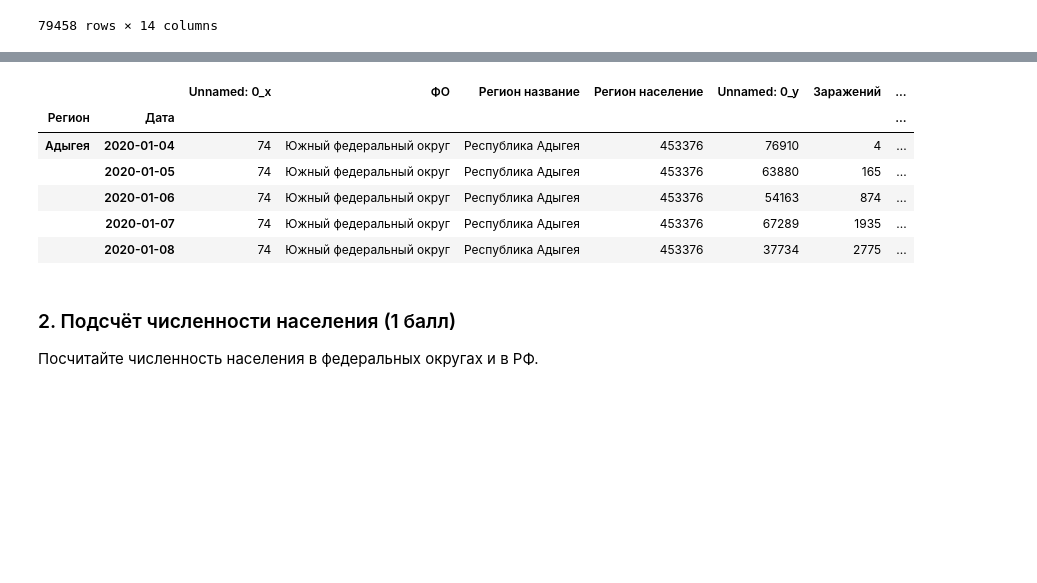
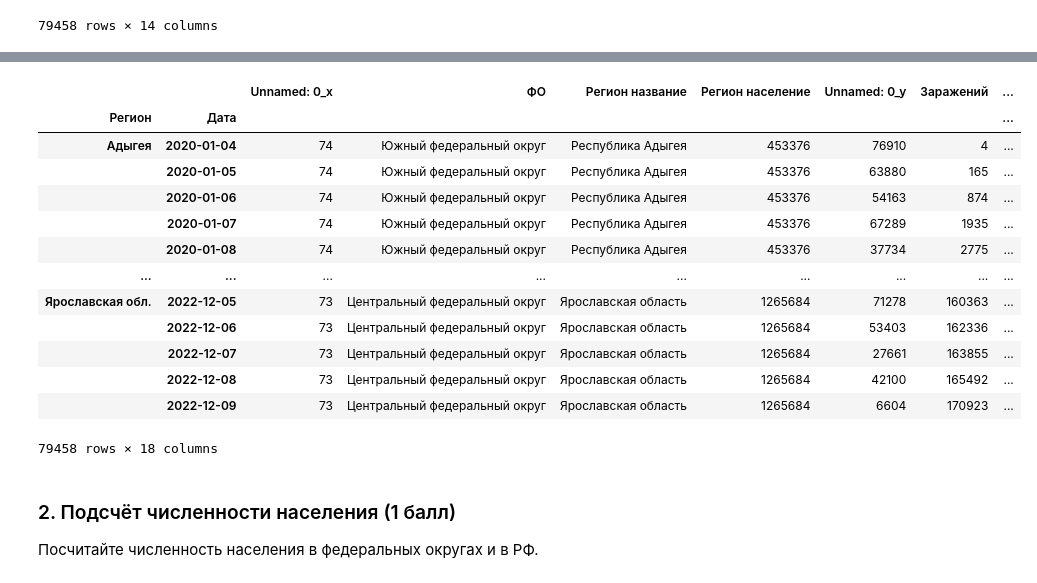
Before and after one commit to vovademar/MML, a Jupyter notebook: HW1/Вальдемар Сергеевич Медведев - ДЗ_1_Работа_с_Pandas.ipynb, the cells around one changed output, grey strips where cells are left out. Saved outputs shown, nothing was run; the diff lists cells and outputs as text; code cells hidden in the pictures; blank space fills up the shorter version.

```diff
--- a/HW1/Вальдемар Сергеевич Медведев - ДЗ_1_Работа_с_Pandas.ipynb
+++ b/HW1/Вальдемар Сергеевич Медведев - ДЗ_1_Работа_с_Pandas.ipynb
@@ -91,7 +91,7 @@ ncov_ru_j
 # %%
 ncov_ru_j.set_index(['Регион','Дата'], inplace = True)
 # %%
-df = ncov_ru_j.sort_index().head()
+df = ncov_ru_j.sort_index()
 df
 # %% [output]
 |  |  | Unnamed: 0_x | ФО | Регион название | Регион население | Unnamed: 0_y | Заражений | ... |
@@ -110,22 +117,29 @@ df
 # "Заражений за день на 100К населения"
 # "Смертей за день на 100К населения"
 # %%
-df = df.assign(Активных = df.Заражений + df.Выздоровлений + df.Смертей)
-df = df.assign(Активных_на_100к = (df.Заражений + df.Выздоровлений + df.Смертей)/100000)
+df = df.assign(Активных = df.Заражений - df.Выздоровлений - df.Смертей)
+df = df.assign(Активных_на_100к = (df.Заражений - df.Выздоровлений - df.Смертей)/100000)
 df = df.assign(Заражений_на_100_к = df.Заражений / 100000)
 df = df.assign(Смертей_на_100_к = df.Смертей / 100000)
 df = df.assign(Заражений_за_день_на_100_к = df['Заражений за день'] / 100000)
 df = df.assign(Смертей_за_день_на_100к = df['Смертей за день'] / 100000)
 
 df
 # %% [output]
 |  |  | Unnamed: 0_x | ФО | Регион название | Регион население | Unnamed: 0_y | Заражений | ... |
 | Регион | Дата |  |  |  |  |  |  | ... |
 | Адыгея | 2020-01-04 | 74 | Южный федеральный округ | Республика Адыгея | 453376 | 76910 | 4 | ... |
 |  | 2020-01-05 | 74 | Южный федеральный округ | Республика Адыгея | 453376 | 63880 | 165 | ... |
 |  | 2020-01-06 | 74 | Южный федеральный округ | Республика Адыгея | 453376 | 54163 | 874 | ... |
 |  | 2020-01-07 | 74 | Южный федеральный округ | Республика Адыгея | 453376 | 67289 | 1935 | ... |
 |  | 2020-01-08 | 74 | Южный федеральный округ | Республика Адыгея | 453376 | 37734 | 2775 | ... |
+| ... | ... | ... | ... | ... | ... | ... | ... | ... |
+| Ярославская обл. | 2022-12-05 | 73 | Центральный федеральный округ | Ярославская область | 1265684 | 71278 | 160363 | ... |
+|  | 2022-12-06 | 73 | Центральный федеральный округ | Ярославская область | 1265684 | 53403 | 162336 | ... |
+|  | 2022-12-07 | 73 | Центральный федеральный округ | Ярославская область | 1265684 | 27661 | 163855 | ... |
+|  | 2022-12-08 | 73 | Центральный федеральный округ | Ярославская область | 1265684 | 42100 | 165492 | ... |
+|  | 2022-12-09 | 73 | Центральный федеральный округ | Ярославская область | 1265684 | 6604 | 170923 | ... |
+79458 rows × 18 columns
 # %% [markdown]
 ### 2. Подсчёт численности населения (1 балл)
 
```
Also changed, not shown: parts of 11 cells of this notebook.
